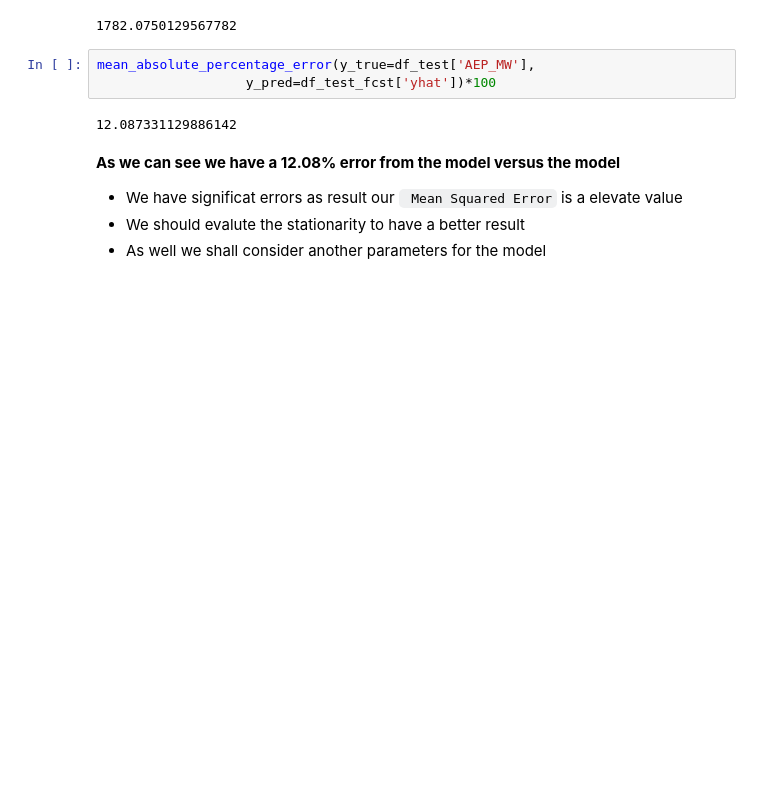
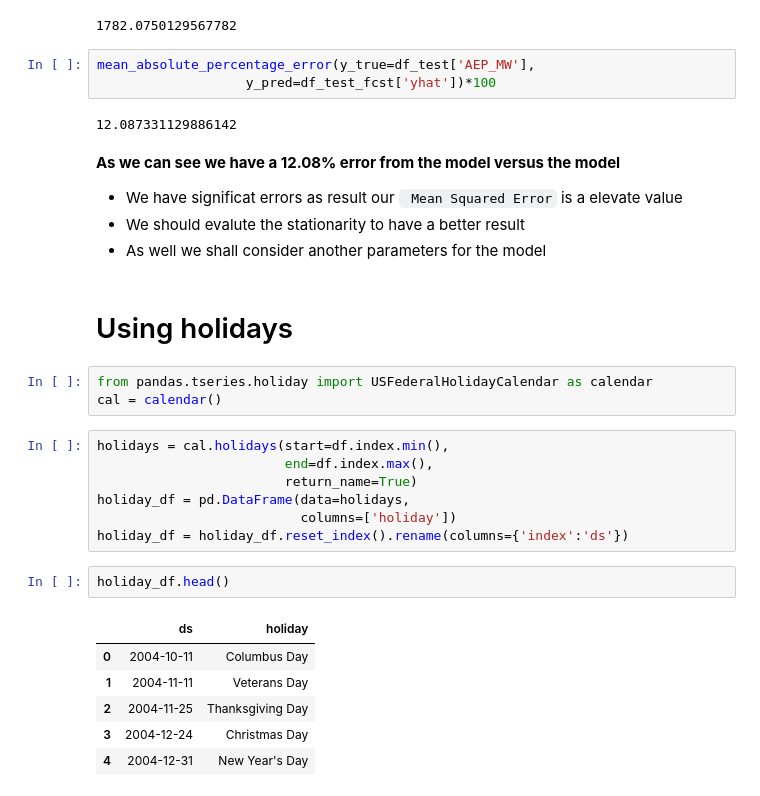
Before and after one commit to MauricioA2/Forecasting_Prophet, a Jupyter notebook: prophet.ipynb, the cells around one changed output. Saved outputs shown, nothing was run; the diff lists cells and outputs as text; blank space fills up the shorter version.

Commit message:
added holidays

```diff
--- a/prophet.ipynb
+++ b/prophet.ipynb
@@ -167,3 +167,24 @@ mean_absolute_percentage_error(y_true=df_test['AEP_MW'],
 - We have significat errors as result our ` Mean Squared Error`  is a elevate value
 - We should evalute the stationarity to have a better result
 - As well we shall consider another parameters for the model
+# %% [markdown]
+# Using holidays
+# %%
+from pandas.tseries.holiday import USFederalHolidayCalendar as calendar
+cal = calendar()
+# %%
+holidays = cal.holidays(start=df.index.min(),
+                        end=df.index.max(),
+                        return_name=True)
+holiday_df = pd.DataFrame(data=holidays,
+                          columns=['holiday'])
+holiday_df = holiday_df.reset_index().rename(columns={'index':'ds'})
+# %%
+holiday_df.head()
+# %% [output]
+|  | ds | holiday |
+| 0 | 2004-10-11 | Columbus Day |
+| 1 | 2004-11-11 | Veterans Day |
+| 2 | 2004-11-25 | Thanksgiving Day |
+| 3 | 2004-12-24 | Christmas Day |
+| 4 | 2004-12-31 | New Year's Day |
```
Also changed, not shown: parts of 9 cells of this notebook.
